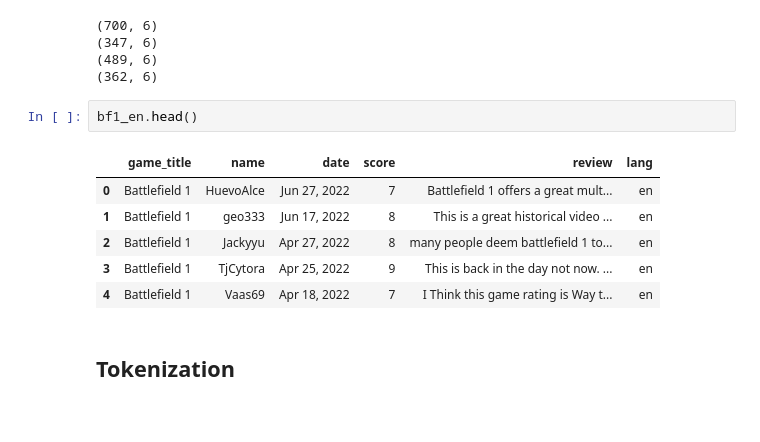
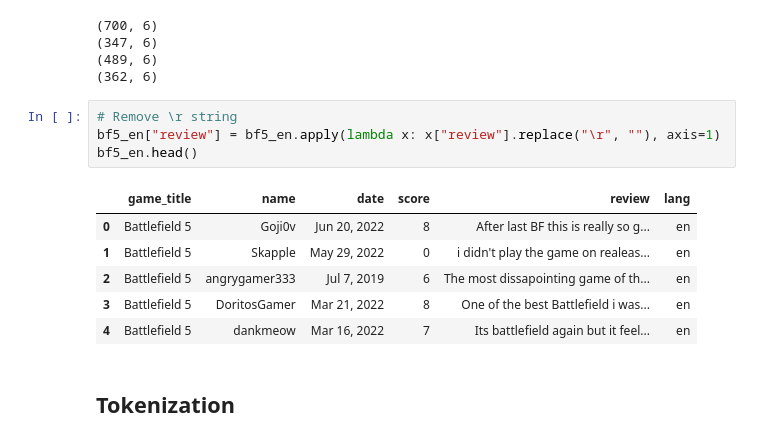
Before and after one commit to brunoochi/nlp_studies, a Jupyter notebook: PJ_Battle.ipynb, the cells around one changed output. Drawn from its saved outputs; the diff is of its cells as text.

```diff
--- a/PJ_Battle.ipynb
+++ b/PJ_Battle.ipynb
@@ -289,14 +289,16 @@ print(codiw_en.shape)
 (489, 6)
 (362, 6)
 # %%
-bf1_en.head()
+# Remove \r string
+bf5_en["review"] = bf5_en.apply(lambda x: x["review"].replace("\r", ""), axis=1)
+bf5_en.head()
 # %% [output]
 |  | game_title | name | date | score | review | lang |
-| 0 | Battlefield 1 | HuevoAlce | Jun 27, 2022 | 7 | Battlefield 1 offers a great mult... | en |
-| 1 | Battlefield 1 | geo333 | Jun 17, 2022 | 8 | This is a great historical video ... | en |
-| 2 | Battlefield 1 | Jackyyu | Apr 27, 2022 | 8 | many people deem battlefield 1 to... | en |
-| 3 | Battlefield 1 | TjCytora | Apr 25, 2022 | 9 | This is back in the day not now. ... | en |
-| 4 | Battlefield 1 | Vaas69 | Apr 18, 2022 | 7 | I Think this game rating is Way t... | en |
+| 0 | Battlefield 5 | Goji0v | Jun 20, 2022 | 8 | After last BF this is really so g... | en |
+| 1 | Battlefield 5 | Skapple | May 29, 2022 | 0 | i didn't play the game on realeas... | en |
+| 2 | Battlefield 5 | angrygamer333 | Jul 7, 2019 | 6 | The most dissapointing game of th... | en |
+| 3 | Battlefield 5 | DoritosGamer | Mar 21, 2022 | 8 | One of the best Battlefield i was... | en |
+| 4 | Battlefield 5 | dankmeow | Mar 16, 2022 | 7 | Its battlefield again but it feel... | en |
 # %% [markdown]
 ## Tokenization
 # %%
```
Also changed, not shown: parts of 31 cells of this notebook.
